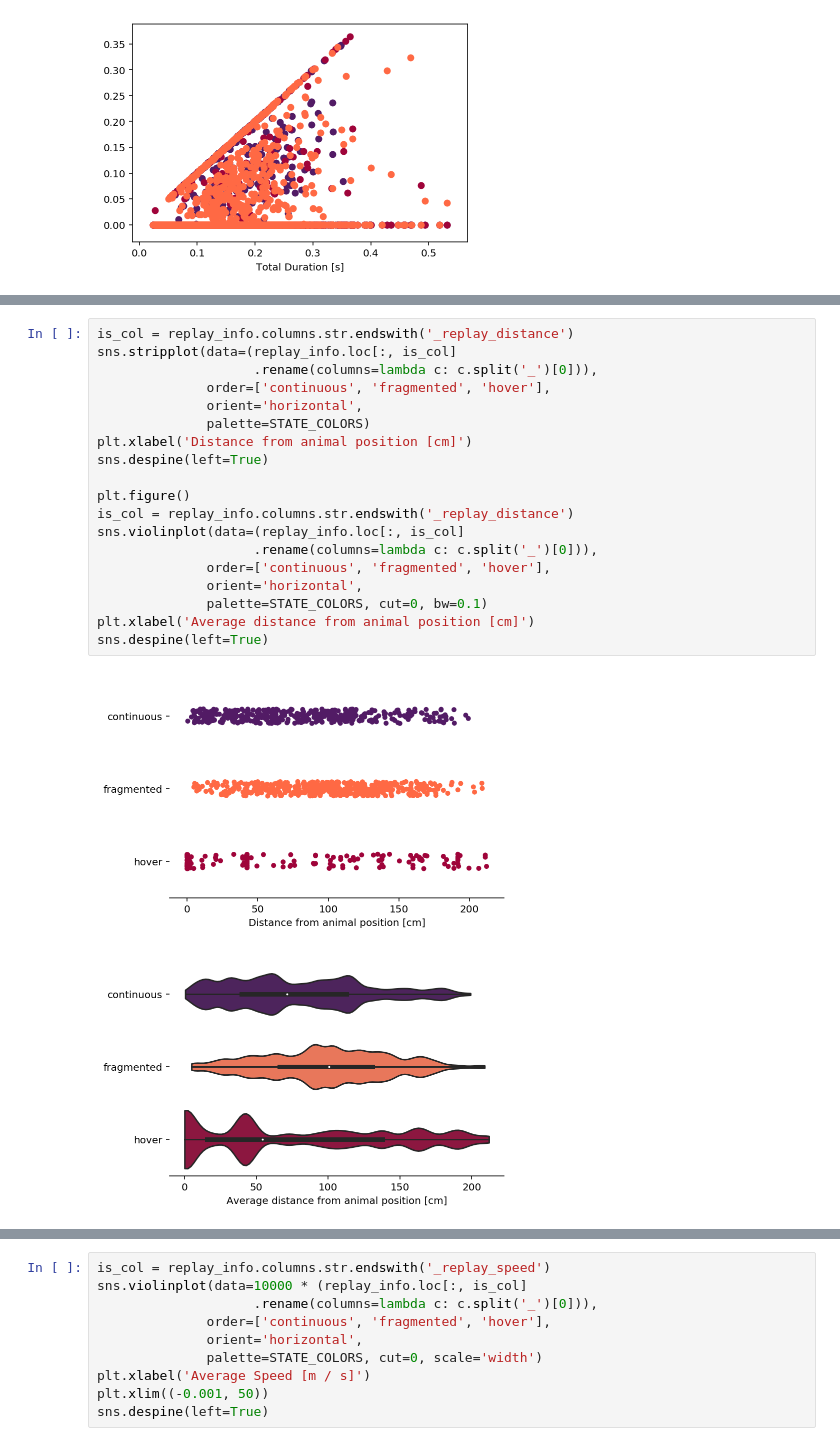
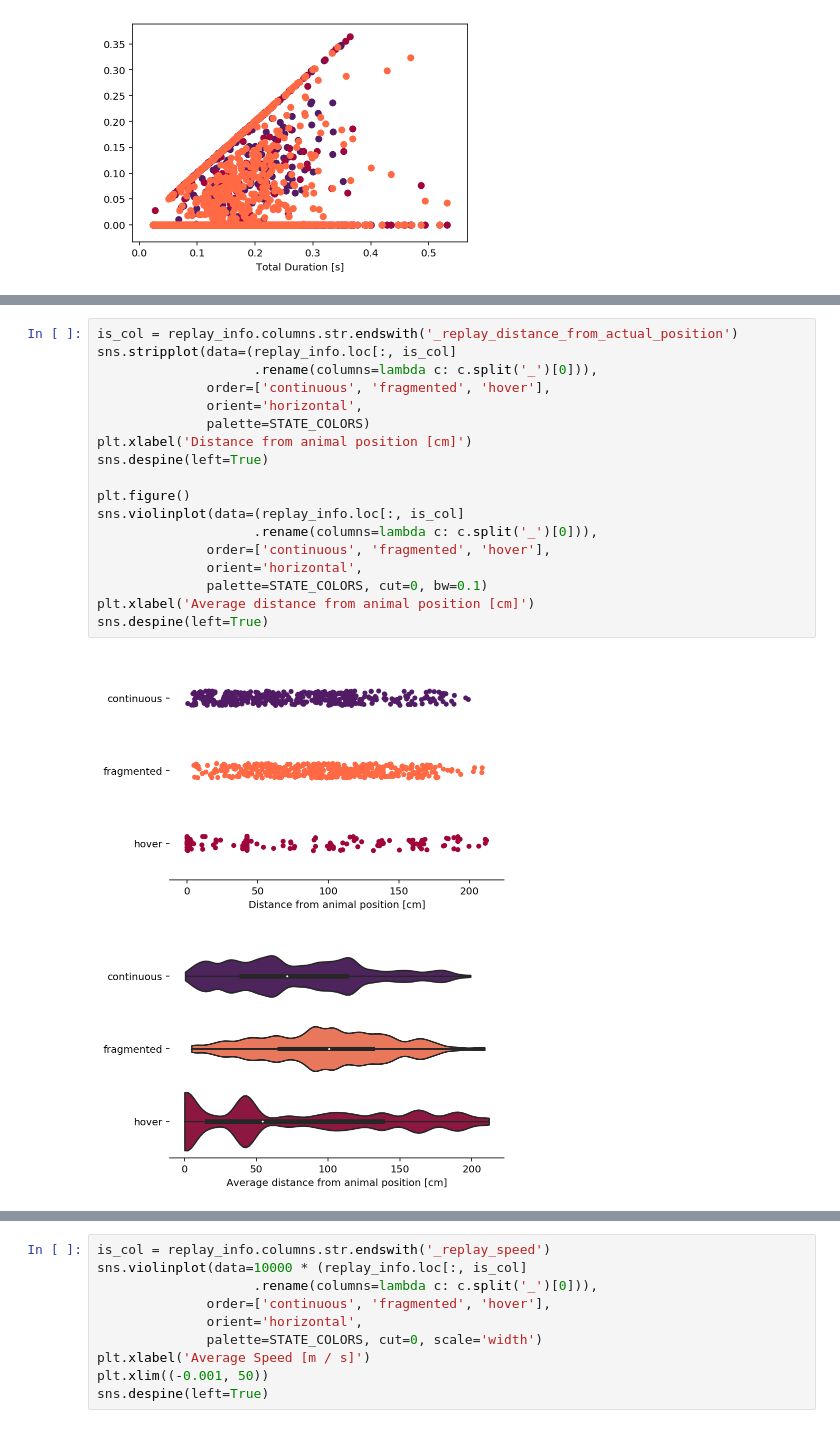
Before and after one commit to Eden-Kramer-Lab/replay_trajectory_paper, a Jupyter notebook: notebooks/Analyze_Replay.ipynb, the cells around one changed output, grey strips where cells are left out. Saved outputs shown, nothing was run; the diff lists cells and outputs as text.

```diff
--- a/notebooks/Analyze_Replay.ipynb
+++ b/notebooks/Analyze_Replay.ipynb
@@ -88,24 +88,23 @@ sns.despine()
 # %% [output]
 [figure]
 # %%
-is_col = replay_info.columns.str.endswith('_replay_distance')
+is_col = replay_info.columns.str.endswith('_replay_distance_from_actual_position')
 sns.stripplot(data=(replay_info.loc[:, is_col]
                     .rename(columns=lambda c: c.split('_')[0])),
               order=['continuous', 'fragmented', 'hover'],
               orient='horizontal',
               palette=STATE_COLORS)
 plt.xlabel('Distance from animal position [cm]')
 sns.despine(left=True)
 
 plt.figure()
-is_col = replay_info.columns.str.endswith('_replay_distance')
 sns.violinplot(data=(replay_info.loc[:, is_col]
                     .rename(columns=lambda c: c.split('_')[0])),
               order=['continuous', 'fragmented', 'hover'],
               orient='horizontal',
               palette=STATE_COLORS, cut=0, bw=0.1)
 plt.xlabel('Average distance from animal position [cm]')
 sns.despine(left=True)
 # %% [output]
-[figure, old version]
+[figure, new version]
 [figure]
```
Also changed, not shown: parts of 38 cells of this notebook.
